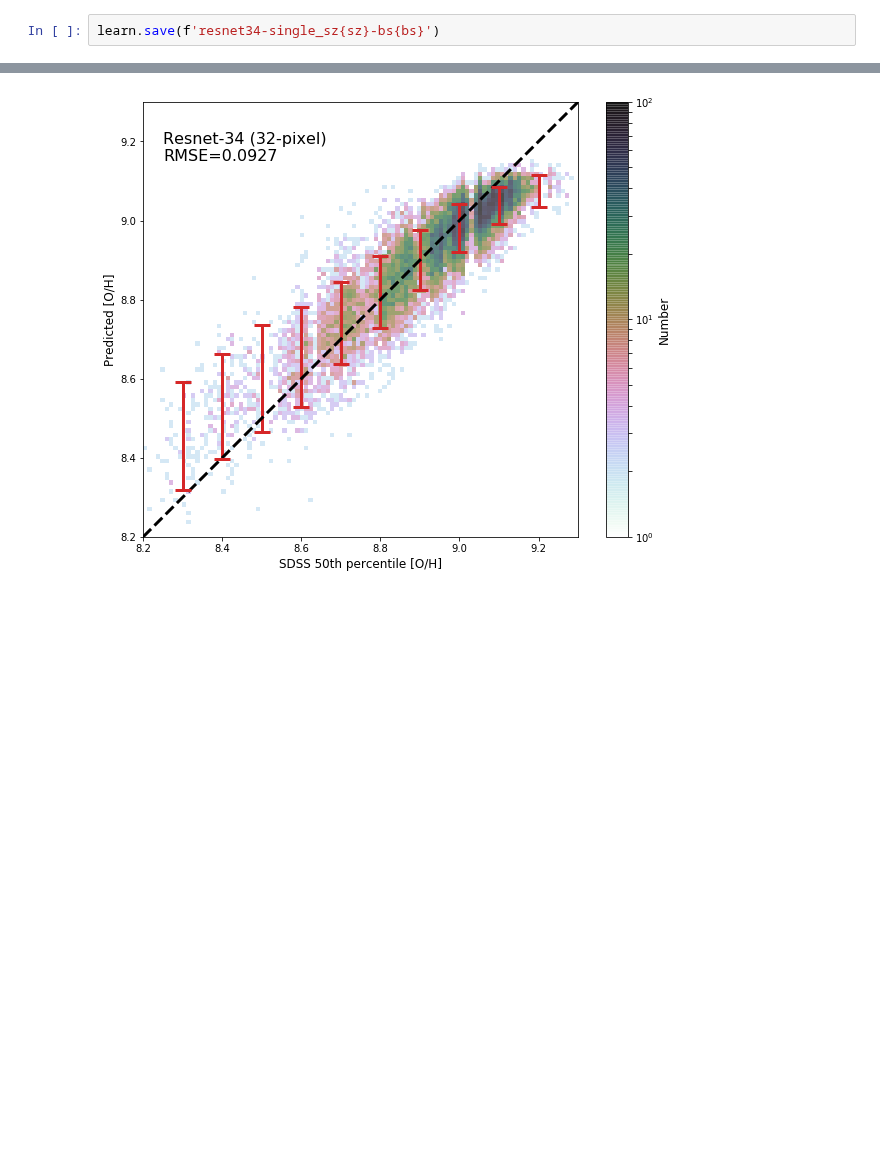
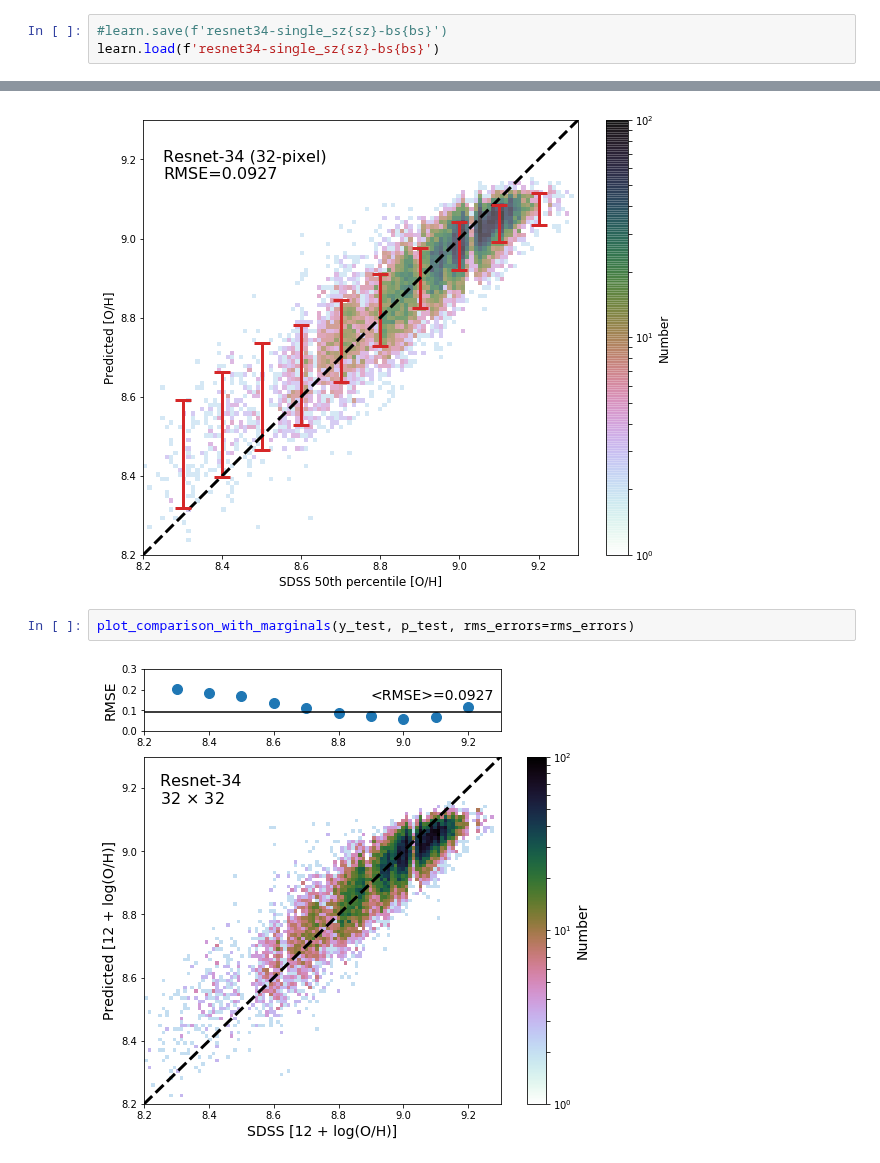
Before and after one commit to jwuphysics/galaxy-cnns, a Jupyter notebook: notebook/10. The effects of resolution.ipynb, the cells around one changed output, grey strips where cells are left out. Drawn from its saved outputs; the diff is of its cells as text; blank space fills up the shorter version.

```diff
--- a/notebook/10. The effects of resolution.ipynb
+++ b/notebook/10. The effects of resolution.ipynb
@@ -338,7 +388,8 @@ epoch      trn_loss   val_loss
     6      0.099108   0.091998
 [figure]
 # %%
-learn.save(f'resnet34-single_sz{sz}-bs{bs}')
+#learn.save(f'resnet34-single_sz{sz}-bs{bs}')
+learn.load(f'resnet34-single_sz{sz}-bs{bs}')
 # %% [markdown]
 And that took ~15 minutes
 # %%
@@ -370,3 +421,7 @@ cb.set_label('Number', fontsize=12)
 fig.savefig(f'{PATH}/results/single-sz{sz}_pred-vs-SDSS.pdf')
 # %% [output]
 [figure]
+# %%
+plot_comparison_with_marginals(y_test, p_test, rms_errors=rms_errors)
+# %% [output]
+[figure, added]
```
Also changed, not shown: parts of 16 cells of this notebook, 4 other files.
